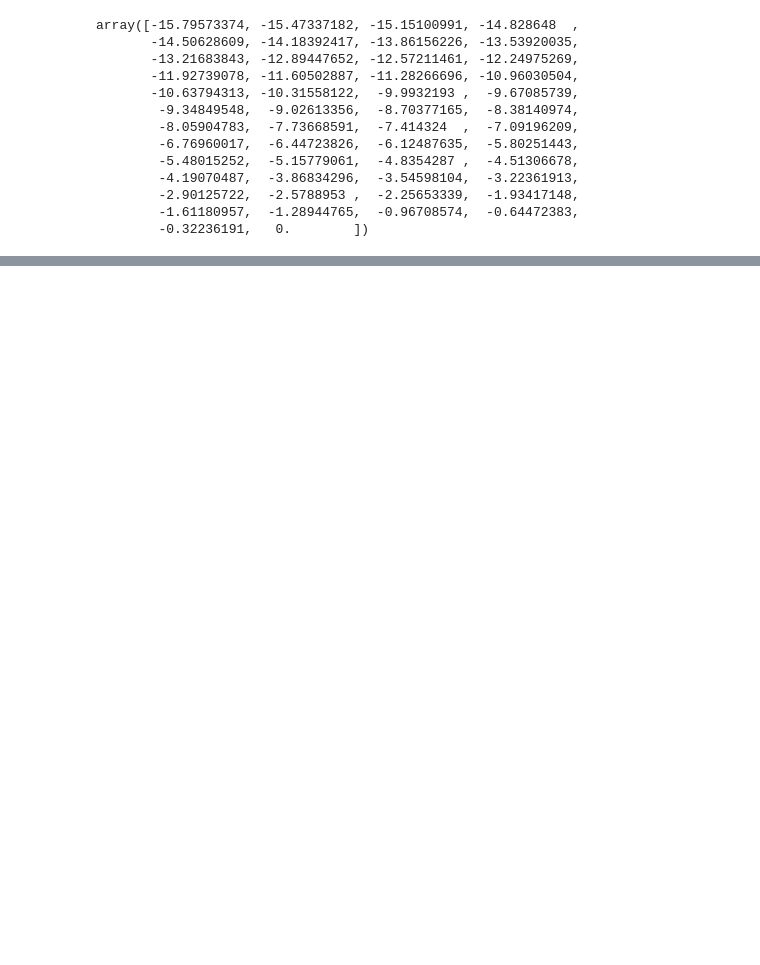
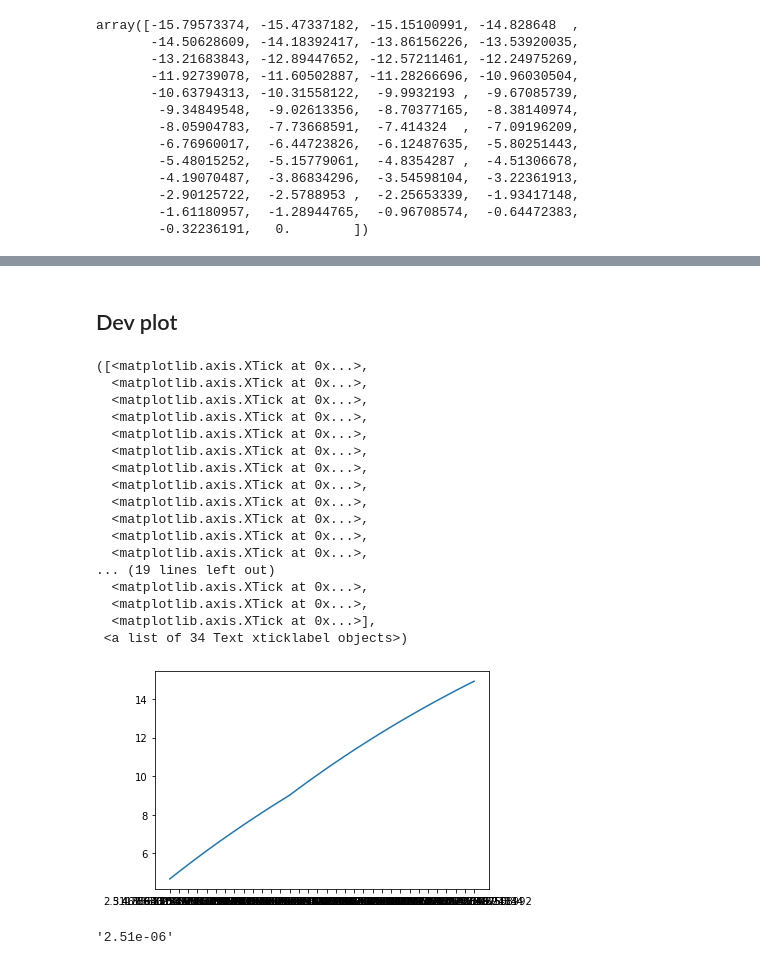
Before and after one commit to RRisto/callbacks, a Jupyter notebook: dev_lr_finder.ipynb, the cells around one changed output, grey strips where cells are left out. Cells and saved outputs as stored; diff of their text form; code cells hidden in the pictures; blank space fills up the shorter version.

```diff
--- a/dev_lr_finder.ipynb
+++ b/dev_lr_finder.ipynb
@@ -536,0 +541,47 @@ LR Finder is complete, type {learner_name}.recorder.plot() to see the graph.
+# %% [markdown]
+## Dev plot
+# %%
+
+losses=[4.675193958081134, 5.052031701748948, 5.419076684540981, 5.7798068914393035, 6.1353956033495916,
+        6.481178083252281, 6.818565794494492, 7.151490010115909, 7.4777759772018, 7.797935814484545, 8.11073138972928,
+        8.419218188202317, 8.720717623991186, 9.019495814302731, 9.376490467661604, 9.72565888046871, 10.066109727879935,
+        10.401002957859996, 10.728341268053228, 11.051252293606165, 11.36555188085553, 11.672257452430314,
+        11.974598991709497, 12.271470553955233, 12.561655037338712, 12.846571974834278, 13.124689735395576,
+        13.398516686632638, 13.666514120138602, 13.928289304578483, 14.185793030854162, 14.438339026793017,
+        14.68481390971312, 14.924655794227139]
+lr=[2.5118864315095806e-06, 3.4673685045253164e-06, 4.7863009232263826e-06, 6.606934480075961e-06,
+    9.120108393559101e-06, 1.258925411794167e-05, 1.7378008287493757e-05, 2.3988329190194914e-05,
+    3.3113112148259103e-05, 4.57088189614875e-05, 6.309573444801935e-05, 8.709635899560804e-05,
+    0.00012022644346174128, 0.00016595869074375612, 0.00022908676527677726, 0.00031622776601683794,
+    0.0004365158322401661, 0.000602559586074358, 0.0008317637711026716, 0.001148153621496882, 0.001584893192461113,
+    0.0021877616239495525, 0.0030199517204020166, 0.004168693834703356, 0.0057543993733715736, 0.007943282347242809,
+    0.010964781961431845, 0.015135612484362078, 0.020892961308540396, 0.02884031503126607, 0.039810717055349755,
+    0.054954087385762414, 0.07585775750291834, 0.10471285480508992]
+# %%
+plt.plot(np.log10(lr), losses)
+plt.xticks(np.log10(lr), lr)
+#ax = plt.gca()
+#ax.get_xaxis().set_major_formatter(plt.LogFormatter(10, labelOnlyBase=False))
+# %% [output]
+([<matplotlib.axis.XTick at 0x...>,
+  <matplotlib.axis.XTick at 0x...>,
+  <matplotlib.axis.XTick at 0x...>,
+  <matplotlib.axis.XTick at 0x...>,
+  <matplotlib.axis.XTick at 0x...>,
+  <matplotlib.axis.XTick at 0x...>,
+  <matplotlib.axis.XTick at 0x...>,
+  <matplotlib.axis.XTick at 0x...>,
+  <matplotlib.axis.XTick at 0x...>,
+  <matplotlib.axis.XTick at 0x...>,
+  <matplotlib.axis.XTick at 0x...>,
+  <matplotlib.axis.XTick at 0x...>,
+... (19 lines left out)
+  <matplotlib.axis.XTick at 0x...>,
+  <matplotlib.axis.XTick at 0x...>,
+  <matplotlib.axis.XTick at 0x...>],
+ <a list of 34 Text xticklabel objects>)
+[figure, added]
+# %%
+np.format_float_scientific(lr[0], precision=2)
+# %% [output]
+'2.51e-06'
```
Also changed, not shown: parts of 6 cells of this notebook, 2 other files.
